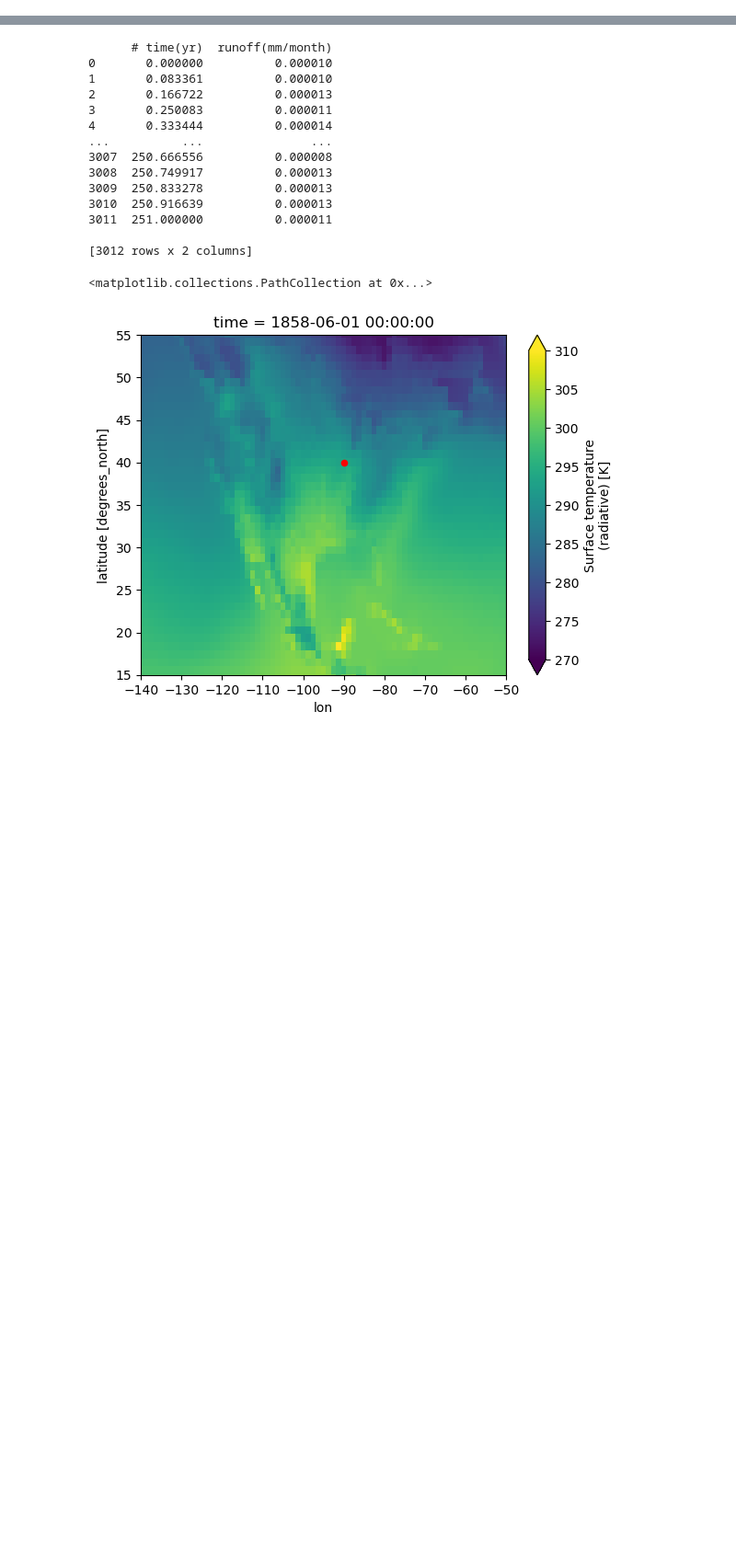
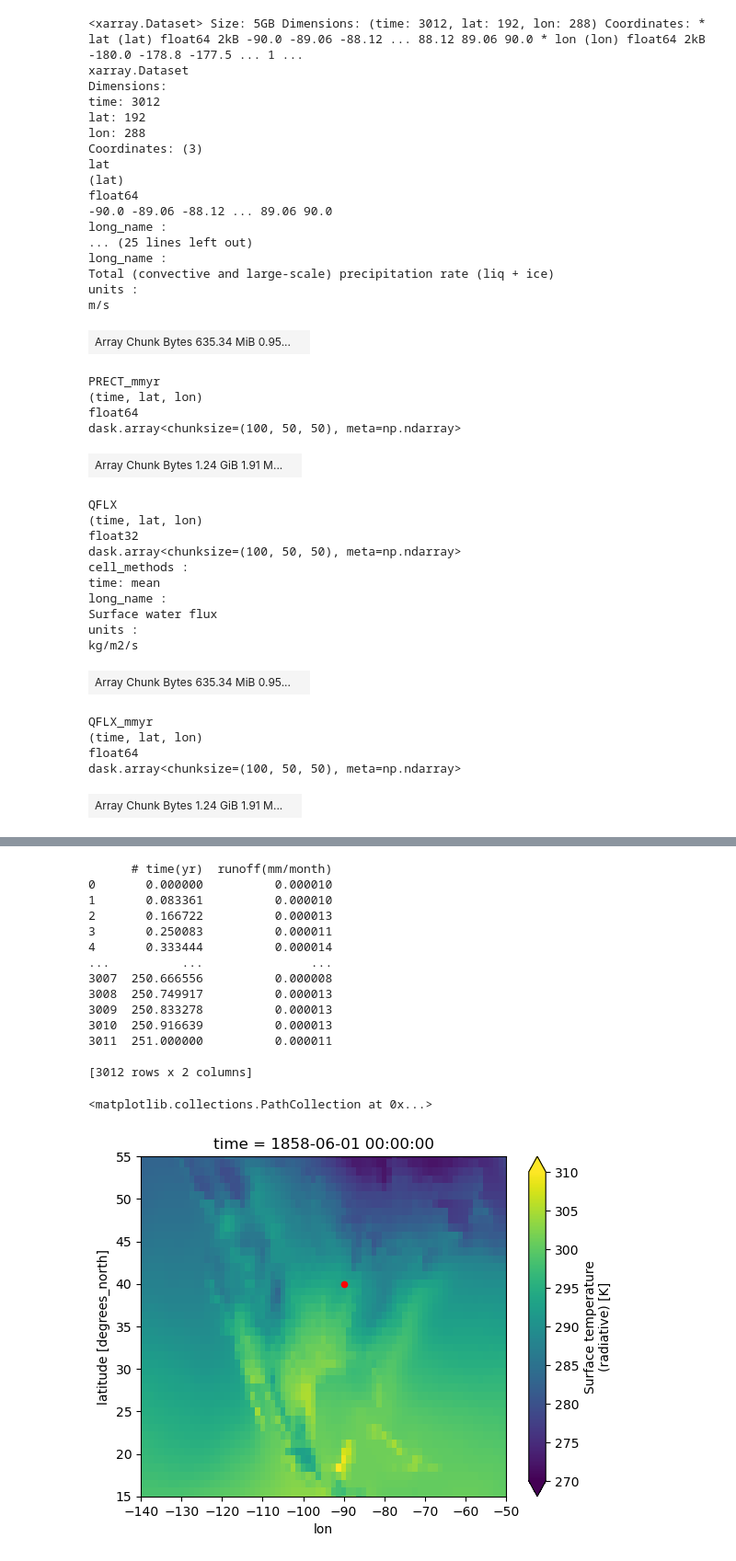
Before and after one commit to carbonplan/aglime-swap-cdr, a Jupyter notebook: cesm2/process/create-scepter-clim_ts.ipynb, the cells around one changed output, grey strips where cells are left out. Shown at 92% size. Cells and saved outputs as stored; diff of their text form; code cells hidden in the pictures; blank space fills up the shorter version.

```diff
--- a/cesm2/process/create-scepter-clim_ts.ipynb
+++ b/cesm2/process/create-scepter-clim_ts.ipynb
@@ -43,12 +43,20 @@ def write_output(outdir, var, arrvar, arrtime):
 # --- read in datasets
 fn_atm = 'cesm2le_atmosvars.zarr'
 fn_lnd = 'cesm2le_landvars.zarr'
+spin_in_path = "/home/tykukla/aglime-swap-cdr/scepter/batch-inputs"
+spin_inputs = "spinup-inputs.csv"
 # read in
 dsatm = xr.open_zarr(os.path.join(datdir, fn_atm))
 dslnd = xr.open_zarr(os.path.join(datdir, fn_lnd))
+df = pd.read_csv(os.path.join(spin_in_path, spin_inputs))
 # %%
 # --- extract and save time series
-slat, slon = 40, -90   # site coordinates
+# select the site to pull data for
+thissite = "311"
+# ---
+
+sites = {"311": [42.5, -91], "411": [32, -83]}   # site coordinates
+slat, slon = sites[thissite][0], sites[thissite][1]
 
 with open('inputvar_details.txt', 'r') as file:
     # skip the first line
@@ -69,3 +77,73 @@ with open('inputvar_details.txt', 'r') as file:
         yrs = np.linspace(yrmin, yrmax, nsteps)
         # write the output file
         write_output(save_path, thisvar, tmp, yrs)
+# %%
+tmpds = dsatm.copy()
+lterm_mean = False
+# set start and end date
+start_date = cftime.datetime(1851, 1, 1, has_year_zero=True, calendar='noleap')
+end_date = cftime.datetime(1900, 12, 31, has_year_zero=True, calendar='noleap')
+
+# get time slice
+tmp_slice = tmpds.sel(time=slice(start_date, end_date))
+
+# get the nearest lat and lon
+slat = df.loc[1, "lat"]
+slon = df.loc[1, "lon"]
+
+# pull out data
+if lterm_mean:
+    tmp_slice2 = tmp_slice.sel(lat=slat, lon=slon, method='nearest')
+    tmp_1yr = tmp_slice2["TS_C"].groupby('time.month').mean(dim='time').values
+    tmp = np.concatenate((tmp_1yr,) * n_yr_repeatmean, axis=0)
+    nsteps = len(tmp)
+    yrmin, yrmax = 0, n_yr_repeatmean
+if not lterm_mean:
+    # clim data
+    tmp = tmp_slice["TS_C"].sel(lat=slat, lon=slon, method='nearest').values
+    # yrs
+    nsteps = len(tmpds['time'])
+    yrmin, yrmax = 0, (nsteps/12)
+    yrs = np.linspace(yrmin, yrmax, nsteps)
+
+# tmpds.sel(time=slice(start_date, end_date))
+# %% [output]
+<xarray.Dataset> Size: 5GB Dimensions: (time: 3012, lat: 192, lon: 288) Coordinates: * lat (lat) float64 2kB -90.0 -89.06 -88.12 ... 88.12 89.06 90.0 * lon (lon) float64 2kB -180.0 -178.8 -177.5 ... 1 ...
+xarray.Dataset
+Dimensions:
+time: 3012
+lat: 192
+lon: 288
+Coordinates: (3)
+lat
+(lat)
+float64
+-90.0 -89.06 -88.12 ... 89.06 90.0
+long_name :
+... (25 lines left out)
+long_name :
+Total (convective and large-scale) precipitation rate (liq + ice)
+units :
+m/s
+| Array Chunk Bytes 635.34 MiB 0.95... |  |
+PRECT_mmyr
+(time, lat, lon)
+float64
+dask.array<chunksize=(100, 50, 50), meta=np.ndarray>
+| Array Chunk Bytes 1.24 GiB 1.91 M... |  |
+QFLX
+(time, lat, lon)
+float32
+dask.array<chunksize=(100, 50, 50), meta=np.ndarray>
+cell_methods :
+time: mean
+long_name :
+Surface water flux
+units :
+kg/m2/s
+| Array Chunk Bytes 635.34 MiB 0.95... |  |
+QFLX_mmyr
+(time, lat, lon)
+float64
+dask.array<chunksize=(100, 50, 50), meta=np.ndarray>
+| Array Chunk Bytes 1.24 GiB 1.91 M... |  |
```
Also changed, not shown: parts of 3 cells of this notebook, 2 other files.
